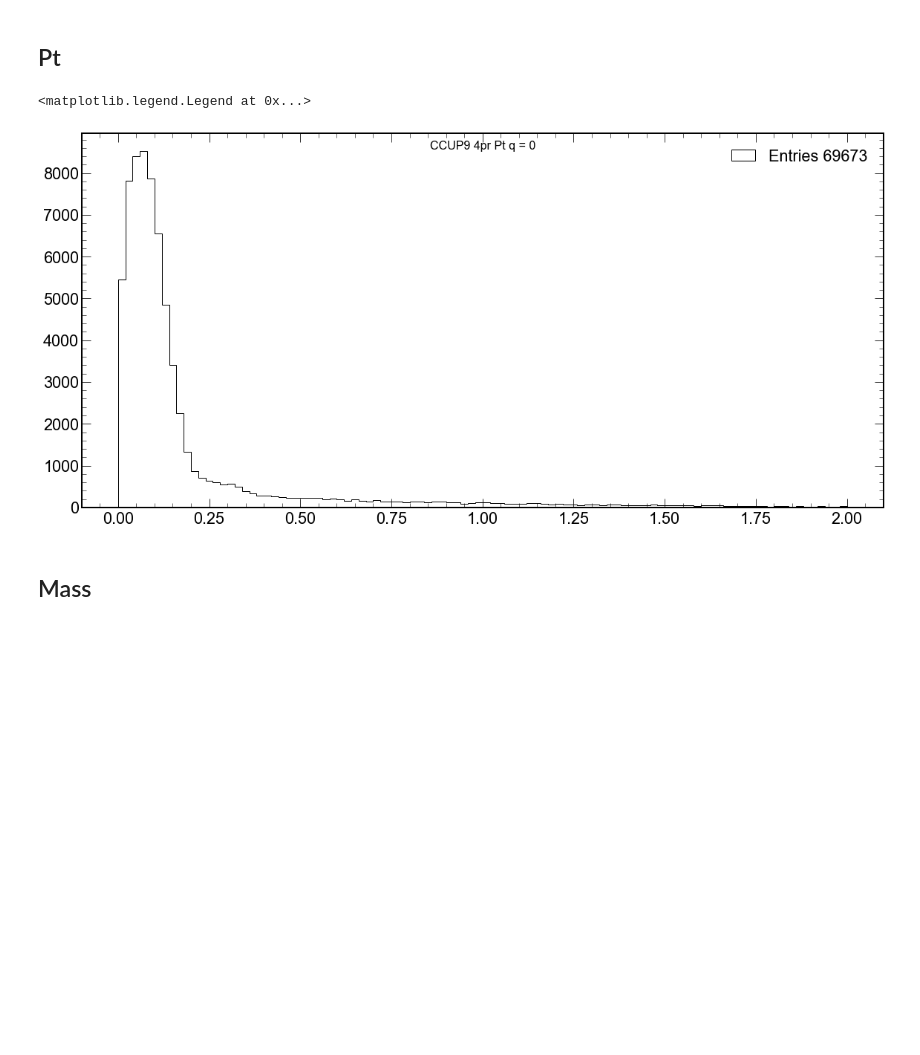
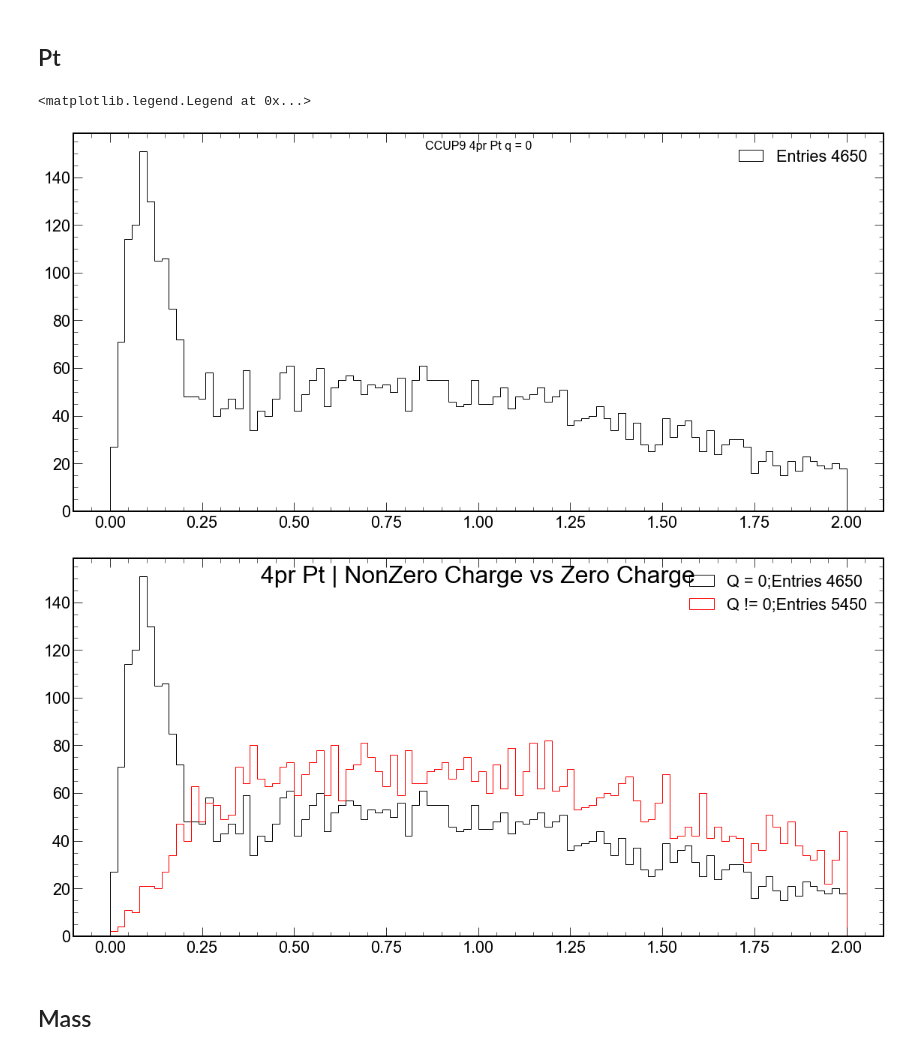
Before and after one commit to bdrum/cern-physics, a Jupyter notebook: notebooks/RhoPrime.ipynb, the cells around one changed output. Drawn from its saved outputs; the diff is of its cells as text; code cells hidden in the pictures; blank space fills up the shorter version.

```diff
--- a/notebooks/RhoPrime.ipynb
+++ b/notebooks/RhoPrime.ipynb
@@ -92,17 +130,13 @@ These criteria will apply for the selected data:
 # %%
-select    =  data['T_ITSRefit']  * (np.abs(data['T_NumberOfSigmaITSPion']) < 3) * (data['T_ITSNCls'] >3) * data['IsCUP9'] \
-            # * (data['T_TPCNCls'] < 50) #* (np.abs(data['T_NumberOfSigmaTPCPion']) < 3) # * data['T_TPCRefit']
+select    =  (data['T_ITSNCls'] > 3) * (~newT_ITSsa)
 
 selectTpc = data['T_TPCRefit'] * (data['T_TPCNCls'] > 50) * (np.abs(data['T_NumberOfSigmaTPCPion']) < 3)
 
 def GetGoodEvents(TrackNum=4, ChargeEqualCondition=True, charge=0, WithGoodNTpcTracks=0):
 
-#     GoodEvents = np.argwhere(select.counts==4) # get events with only 4 tracks
-#     GoodEvents = GoodEvents[(np.argwhere(select[GoodEvents].sum().flatten()==TrackNum)).flatten()] # get events with only 4 good tracks
-
     GoodEvents = np.argwhere(select.sum()==TrackNum).flatten() # get events with 4 good tracks
 
-    # at leass n tracks with tpc
+    # add at least n tracks with tpc to selected
     GoodEvents = np.intersect1d(GoodEvents,np.argwhere(selectTpc.sum().flatten() >= WithGoodNTpcTracks).flatten())
 
     # get events that have total charge from 4 tracks
@@ -160,0 +182,5 @@ print(GetGoodEventsWODUplicates(108))
+# %%
+param = 'T_ITSRefit'
+counts, bins = np.histogram(data[param].flatten(),bins=20, range=(0,20))
+plt.style.use(hep.style.ROOT)
+_= plt.hist(data[param].flatten(), bins=bins, histtype='step', color='black', label=f'Entries {np.sum(counts)}')
@@ -161,25 +189,50 @@ print(GetGoodEventsWODUplicates(108))
 # %% [markdown]
 ## Pt
 # %%
-GoodEvents = GetGoodEvents(TrackNum=4, WithGoodNTpcTracks=0)
+GoodEvents = GetGoodEvents(WithGoodNTpcTracks=0)
+# GoodEvents = GetUniqueGoodEvents()
+def GetPt(Draw=True, ChargeEqualCondition=True):
+    pxg = data['T_Px'][GoodEvents]
+    pyg = data['T_Py'][GoodEvents]
 
-pxg = data['T_Px'][GoodEvents]
-pyg = data['T_Py'][GoodEvents]
-pzg = data['T_Pz'][GoodEvents]
+    pt = np.sqrt(pxg.sum()**2  + pyg.sum()**2)
+
+    if Draw:
+        counts, bins = np.histogram(pt,bins=100, range=(0,2))
+        fig = plt.figure(figsize=(15, 7))
+        ax = fig.add_axes([0,0,1,1])
+        fig.suptitle('CCUP9 4pr Pt q = 0', fontsize=16)
+        if ChargeEqualCondition:
+            fig.suptitle('CCUP9 4pr Pt q = 0', fontsize=16)
+        else:
+            fig.suptitle('CCUP9 4pr Pt q != 0', fontsize=16)
+
+        plt.style.use(hep.style.ROOT)
+        ax.hist(pt, bins=bins, histtype='step', color='black', label=f'Entries {np.sum(counts)}')
+        ax.legend()
+    else:
+        return pt
+GetPt()
 
 
-pt = np.sqrt(pxg.sum()**2  + pyg.sum()**2)
-
-counts, bins = np.histogram(pt,bins=100, range=(0,2))
+## Zero charge vs Non zero charge
 fig = plt.figure(figsize=(15, 7))
 ax = fig.add_axes([0,0,1,1])
-fig.suptitle('CCUP9 4pr Pt q = 0', fontsize=16)
+fig.suptitle(f'4pr Pt | NonZero Charge vs Zero Charge', fontsize=32)
 plt.style.use(hep.style.ROOT)
-ax.hist(pt, bins=bins, histtype='step', color='black', label=f'Entries {np.sum(counts)}')
+GoodEvents = GetGoodEvents(WithGoodNTpcTracks=0)
+ptzq = GetPt(Draw=False)
+counts, bins = np.histogram(ptzq, bins=100, range=(0,2))
+_ = ax.hist(ptzq, bins=bins, color='black', histtype='step', label=f'Q = 0;Entries {np.sum(counts)}')
+GoodEvents = GetGoodEvents(WithGoodNTpcTracks=0,ChargeEqualCondition=False)
+ptnzq = GetPt(Draw=False,ChargeEqualCondition=False)
+counts, bins = np.histogram(ptnzq, bins=100, range=(0,2))
+_ = ax.hist(ptnzq, bins=bins, color='red', histtype='step', label=f'Q != 0;Entries {np.sum(counts)}')
 ax.legend()
 # %% [output]
 <matplotlib.legend.Legend at 0x...>
-[figure, old version]
+[figure, new version]
+[figure, added]
 # %% [markdown]
 ## Mass
 # %%
```
Also changed, not shown: parts of 17 cells of this notebook.
